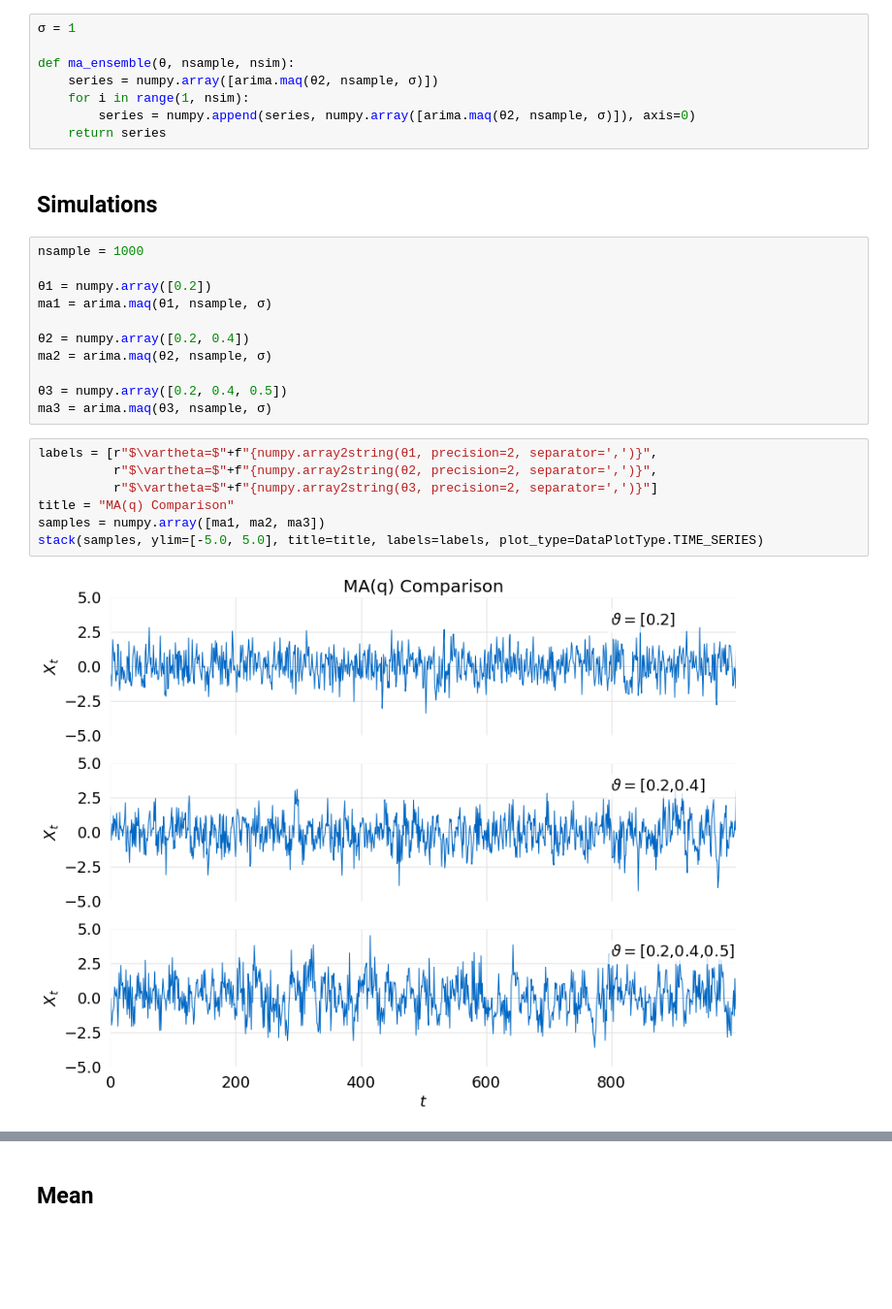
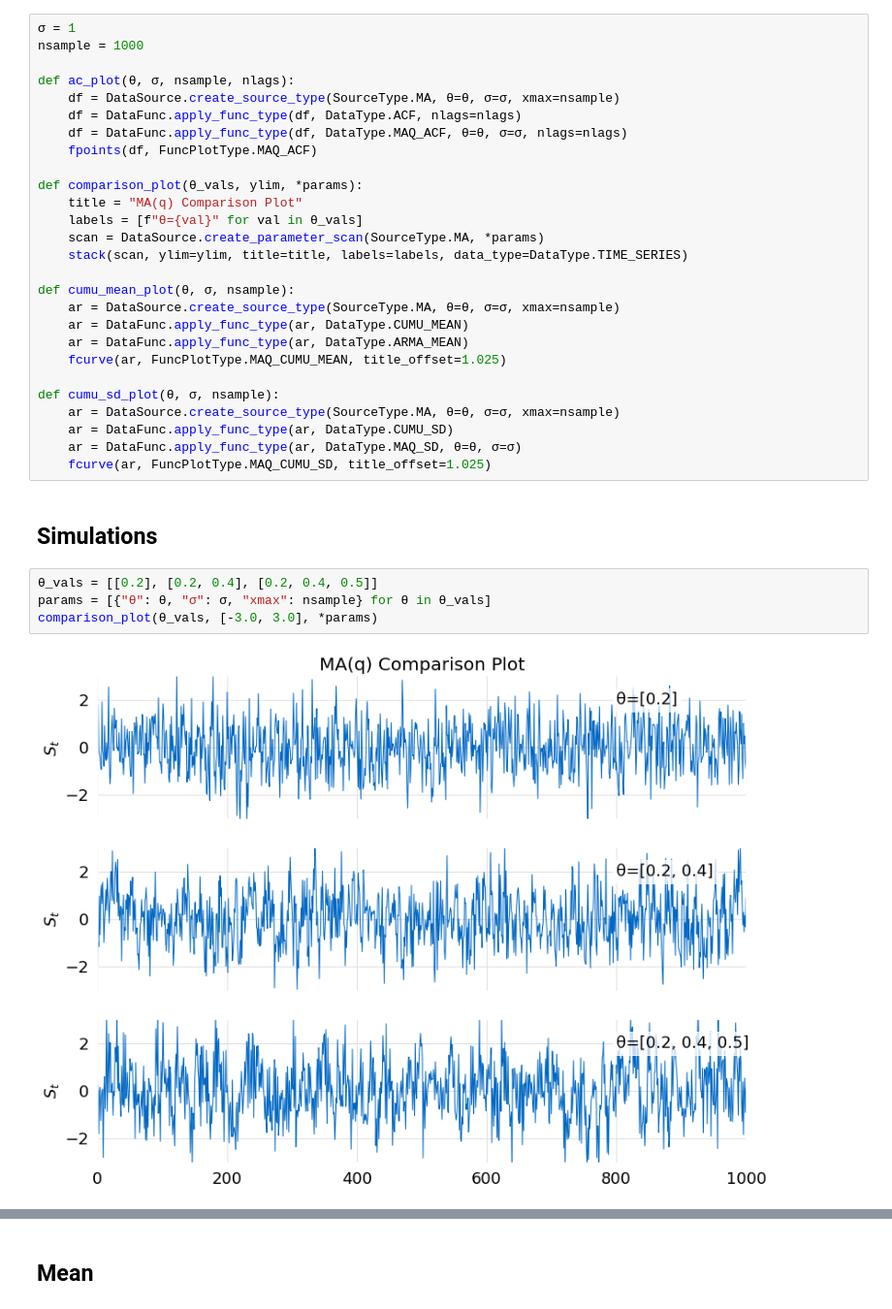
Before and after one commit to glyfish/alef, a Jupyter notebook: notebooks/random_processes/maq.ipynb, the cells around one changed output, grey strips where cells are left out. Shown at 97% size. Saved outputs shown, nothing was run; the diff lists cells and outputs as text; blank space fills up the shorter version.

Commit message:
finished refactor fpr ma(q) plots

```diff
--- a/notebooks/random_processes/maq.ipynb
+++ b/notebooks/random_processes/maq.ipynb
@@ -196,31 +192,36 @@ pyplot.style.use(config.glyfish_style)
 ## Helpers
 # %%
 σ = 1
+nsample = 1000
 
-def ma_ensemble(θ, nsample, nsim):
-    series = numpy.array([arima.maq(θ2, nsample, σ)])
-    for i in range(1, nsim):
-        series = numpy.append(series, numpy.array([arima.maq(θ2, nsample, σ)]), axis=0)
-    return series
+def ac_plot(θ, σ, nsample, nlags):
+    df = DataSource.create_source_type(SourceType.MA, θ=θ, σ=σ, xmax=nsample)
+    df = DataFunc.apply_func_type(df, DataType.ACF, nlags=nlags)
+    df = DataFunc.apply_func_type(df, DataType.MAQ_ACF, θ=θ, σ=σ, nlags=nlags)
+    fpoints(df, FuncPlotType.MAQ_ACF)
+
+def comparison_plot(θ_vals, ylim, *params):
+    title = "MA(q) Comparison Plot"
+    labels = [f"θ={val}" for val in θ_vals]
+    scan = DataSource.create_parameter_scan(SourceType.MA, *params)
+    stack(scan, ylim=ylim, title=title, labels=labels, data_type=DataType.TIME_SERIES)
+
+def cumu_mean_plot(θ, σ, nsample):
+    ar = DataSource.create_source_type(SourceType.MA, θ=θ, σ=σ, xmax=nsample)
+    ar = DataFunc.apply_func_type(ar, DataType.CUMU_MEAN)
+    ar = DataFunc.apply_func_type(ar, DataType.ARMA_MEAN)
+    fcurve(ar, FuncPlotType.MAQ_CUMU_MEAN, title_offset=1.025)
+
+def cumu_sd_plot(θ, σ, nsample):
+    ar = DataSource.create_source_type(SourceType.MA, θ=θ, σ=σ, xmax=nsample)
+    ar = DataFunc.apply_func_type(ar, DataType.CUMU_SD)
+    ar = DataFunc.apply_func_type(ar, DataType.MAQ_SD, θ=θ, σ=σ)
+    fcurve(ar, FuncPlotType.MAQ_CUMU_SD, title_offset=1.025)
 # %% [markdown]
 ## Simulations
-# %%
-nsample = 1000
-
-θ1 = numpy.array([0.2])
-ma1 = arima.maq(θ1, nsample, σ)
-
-θ2 = numpy.array([0.2, 0.4])
-ma2 = arima.maq(θ2, nsample, σ)
-
-θ3 = numpy.array([0.2, 0.4, 0.5])
-ma3 = arima.maq(θ3, nsample, σ)
 # %%
-labels = [r"$\vartheta=$"+f"{numpy.array2string(θ1, precision=2, separator=',')}",
-          r"$\vartheta=$"+f"{numpy.array2string(θ2, precision=2, separator=',')}",
-          r"$\vartheta=$"+f"{numpy.array2string(θ3, precision=2, separator=',')}"]
-title = "ΜΑ(q) Comparison"
-samples = numpy.array([ma1, ma2, ma3])
-stack(samples, ylim=[-5.0, 5.0], title=title, labels=labels, plot_type=DataPlotType.TIME_SERIES)
+θ_vals = [[0.2], [0.2, 0.4], [0.2, 0.4, 0.5]]
+params = [{"θ": θ, "σ": σ, "xmax": nsample} for θ in θ_vals]
+comparison_plot(θ_vals, [-3.0, 3.0], *params)
 # %% [output]
-[figure, old version]
+[figure, new version]
```
Also changed, not shown: parts of 17 cells of this notebook, 3 other files.
